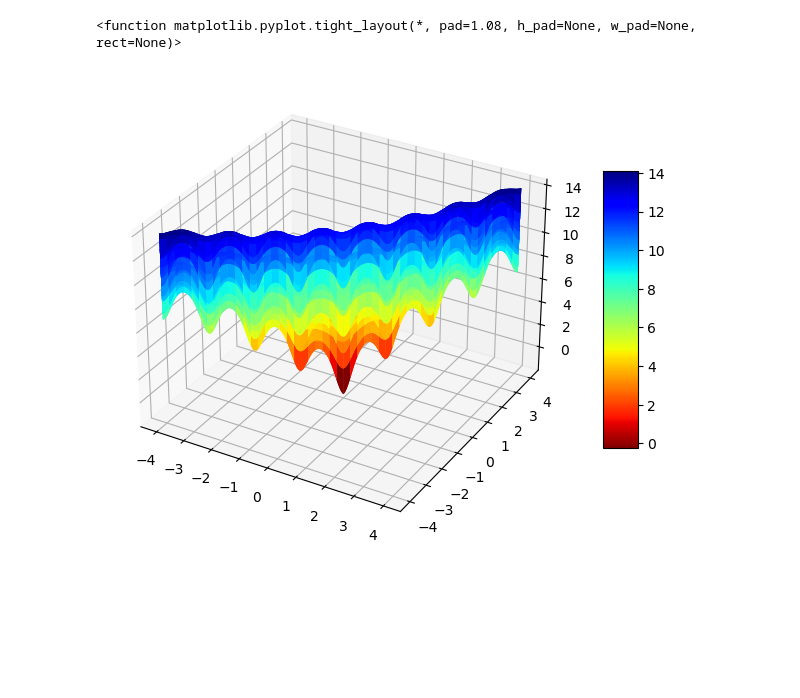
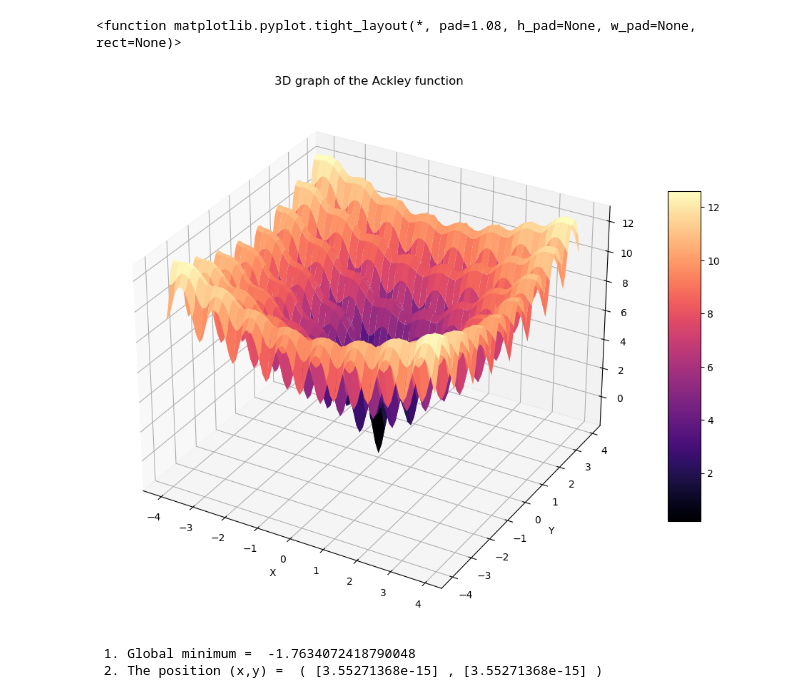
Before and after one commit to boyeon-kim/23-01-CSE5004, a Jupyter notebook: HW1/Python_HW1_byKIM.ipynb, the cells around one changed output. Cells and saved outputs as stored; diff of their text form; code cells hidden in the pictures; blank space fills up the shorter version.

```diff
--- a/HW1/Python_HW1_byKIM.ipynb
+++ b/HW1/Python_HW1_byKIM.ipynb
@@ -111,8 +104,15 @@ b = 0.2
 c = 2*np.pi
 bb = -4
 ub = 4
-N  = 100
+N  = 10
 
 x = np.arange(bb,ub,1/N)
 y = np.arange(bb,ub,1/N)
 X, Y = np.meshgrid(x, y)
+
+fig = plt.figure(1, figsize=(12,12))
+plt.scatter(X,Y)
+plt.xlabel('X')
+plt.ylabel('Y')
+plt.grid()
+print(X[:][20])
@@ -119,5 +141,10 @@ X, Y = np.meshgrid(x, y)
 # %%
 # 2) Setting the function
-Z1 = -a * np.exp(-b * np.sqrt(0.5 * X**2 + Y**2))
-Z2 = np.exp(0.5 * np.cos(c*X) + np.cos(c*Y)) - a - np.exp(1)
-Z = Z1 - Z2
+def Z(X, Y):
+    Z1 = -a * np.exp(-b * np.sqrt(0.5 * (X**2 + Y**2)))
+    Z2 = np.exp(0.5 * np.cos(c*X) + np.cos(c*Y)) - a - np.exp(1)
+    Z = Z1 - Z2
+    return Z
+# %%
+Z = Z(X,Y)
+print(Z)
@@ -138,11 +177,14 @@ z = z1 - z2
 # %%
 from mpl_toolkits.mplot3d import Axes3D
-fig= plt.figure(figsize=(9, 6))
+fig= plt.figure(figsize=(12, 12))
 ax=fig.add_subplot(111, projection='3d')
-surf=ax.plot_surface(x,y,Z, cmap='jet_r')
+surf=ax.plot_surface(X,Y,Z, cmap='magma')
+plt.xlabel('X')
+plt.ylabel('Y')
+plt.title('3D graph of the Ackley function')
 
-fig.colorbar(surf, shrink=0.6, aspect=8)
+fig.colorbar(surf, shrink=0.5, aspect=10)
 plt.tight_layout
 # %% [output]
 <function matplotlib.pyplot.tight_layout(*, pad=1.08, h_pad=None, w_pad=None, rect=None)>
-[figure, old version]
+[figure, new version]
@@ -151,0 +191,9 @@ plt.show()
+# %%
+# Find a global minimum and position
+gbmin = np.min(Z)
+print(' 1. Global minimum = ',gbmin)
+pos = np.where(Z == gbmin)
+print(' 2. The position (x,y) = ','(',x[pos[0]],',',y[pos[1]],')')
+# %% [output]
+ 1. Global minimum =  -1.7634072418790048
+ 2. The position (x,y) =  ( [3.55271368e-15] , [3.55271368e-15] )
```
Also changed, not shown: parts of 10 cells of this notebook, 2 other files.
